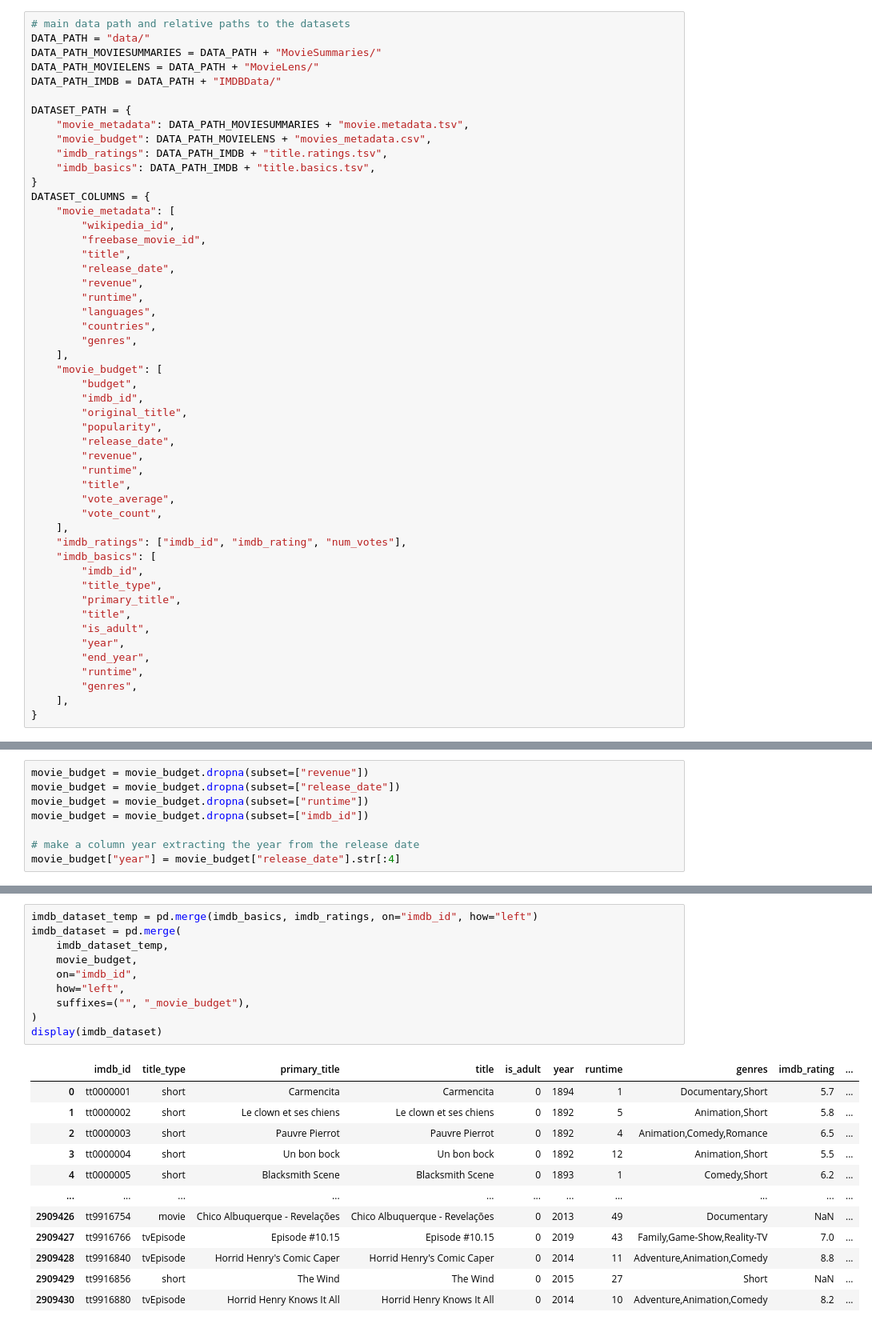
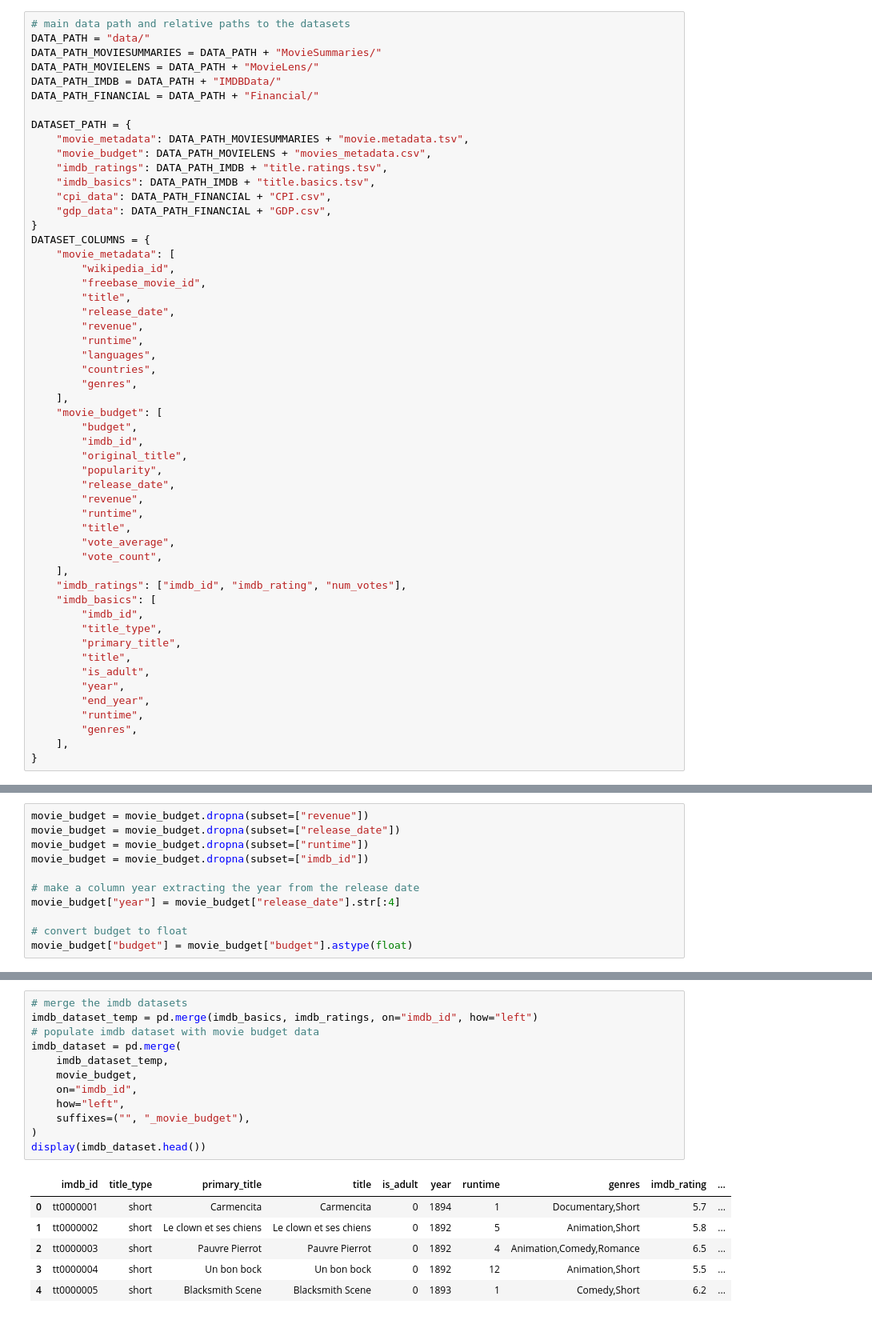
Before and after one commit to epfl-ada/ada-2023-project-fivefrenchspeakingpeoplenocap, a Jupyter notebook: p2_dataloading.ipynb, the cells around one changed output, grey strips where cells are left out. Shown: that part at 80% size. Drawn from its saved outputs; the diff is of its cells as text.

```diff
--- a/p2_dataloading.ipynb
+++ b/p2_dataloading.ipynb
@@ -43,12 +17,15 @@ DATA_PATH = "data/"
 DATA_PATH_MOVIESUMMARIES = DATA_PATH + "MovieSummaries/"
 DATA_PATH_MOVIELENS = DATA_PATH + "MovieLens/"
 DATA_PATH_IMDB = DATA_PATH + "IMDBData/"
+DATA_PATH_FINANCIAL = DATA_PATH + "Financial/"
 
 DATASET_PATH = {
     "movie_metadata": DATA_PATH_MOVIESUMMARIES + "movie.metadata.tsv",
     "movie_budget": DATA_PATH_MOVIELENS + "movies_metadata.csv",
     "imdb_ratings": DATA_PATH_IMDB + "title.ratings.tsv",
     "imdb_basics": DATA_PATH_IMDB + "title.basics.tsv",
+    "cpi_data": DATA_PATH_FINANCIAL + "CPI.csv",
+    "gdp_data": DATA_PATH_FINANCIAL + "GDP.csv",
 }
 DATASET_COLUMNS = {
     "movie_metadata": [
@@ -252,3 +237,6 @@ movie_budget = movie_budget.dropna(subset=["imdb_id"])
 
 # make a column year extracting the year from the release date
 movie_budget["year"] = movie_budget["release_date"].str[:4]
+
+# convert budget to float
+movie_budget["budget"] = movie_budget["budget"].astype(float)
@@ -357,23 +357,19 @@ We will use the imdb_id column as a key, and we will use a left join, because we
 # %%
+# merge the imdb datasets
 imdb_dataset_temp = pd.merge(imdb_basics, imdb_ratings, on="imdb_id", how="left")
+# populate imdb dataset with movie budget data
 imdb_dataset = pd.merge(
     imdb_dataset_temp,
     movie_budget,
     on="imdb_id",
     how="left",
     suffixes=("", "_movie_budget"),
 )
-display(imdb_dataset)
+display(imdb_dataset.head())
 # %% [output]
 |  | imdb_id | title_type | primary_title | title | is_adult | year | runtime | genres | imdb_rating | ... |
 | 0 | tt0000001 | short | Carmencita | Carmencita | 0 | 1894 | 1 | Documentary,Short | 5.7 | ... |
 | 1 | tt0000002 | short | Le clown et ses chiens | Le clown et ses chiens | 0 | 1892 | 5 | Animation,Short | 5.8 | ... |
 | 2 | tt0000003 | short | Pauvre Pierrot | Pauvre Pierrot | 0 | 1892 | 4 | Animation,Comedy,Romance | 6.5 | ... |
 | 3 | tt0000004 | short | Un bon bock | Un bon bock | 0 | 1892 | 12 | Animation,Short | 5.5 | ... |
 | 4 | tt0000005 | short | Blacksmith Scene | Blacksmith Scene | 0 | 1893 | 1 | Comedy,Short | 6.2 | ... |
-| ... | ... | ... | ... | ... | ... | ... | ... | ... | ... | ... |
-| 2909426 | tt9916754 | movie | Chico Albuquerque - Revelações | Chico Albuquerque - Revelações | 0 | 2013 | 49 | Documentary | NaN | ... |
-| 2909427 | tt9916766 | tvEpisode | Episode #10.15 | Episode #10.15 | 0 | 2019 | 43 | Family,Game-Show,Reality-TV | 7.0 | ... |
-| 2909428 | tt9916840 | tvEpisode | Horrid Henry's Comic Caper | Horrid Henry's Comic Caper | 0 | 2014 | 11 | Adventure,Animation,Comedy | 8.8 | ... |
-| 2909429 | tt9916856 | short | The Wind | The Wind | 0 | 2015 | 27 | Short | NaN | ... |
-| 2909430 | tt9916880 | tvEpisode | Horrid Henry Knows It All | Horrid Henry Knows It All | 0 | 2014 | 10 | Adventure,Animation,Comedy | 8.2 | ... |
```
Also changed, not shown: parts of 47 cells of this notebook, 2 other files.
